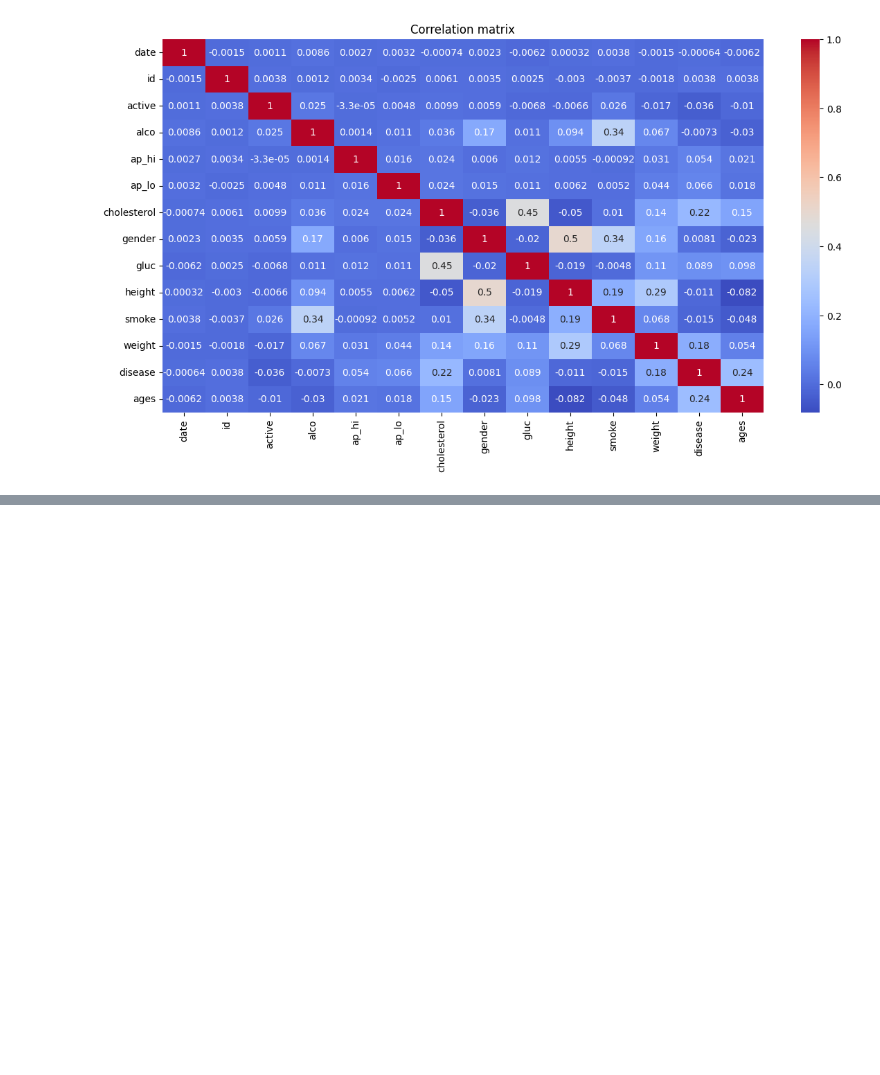
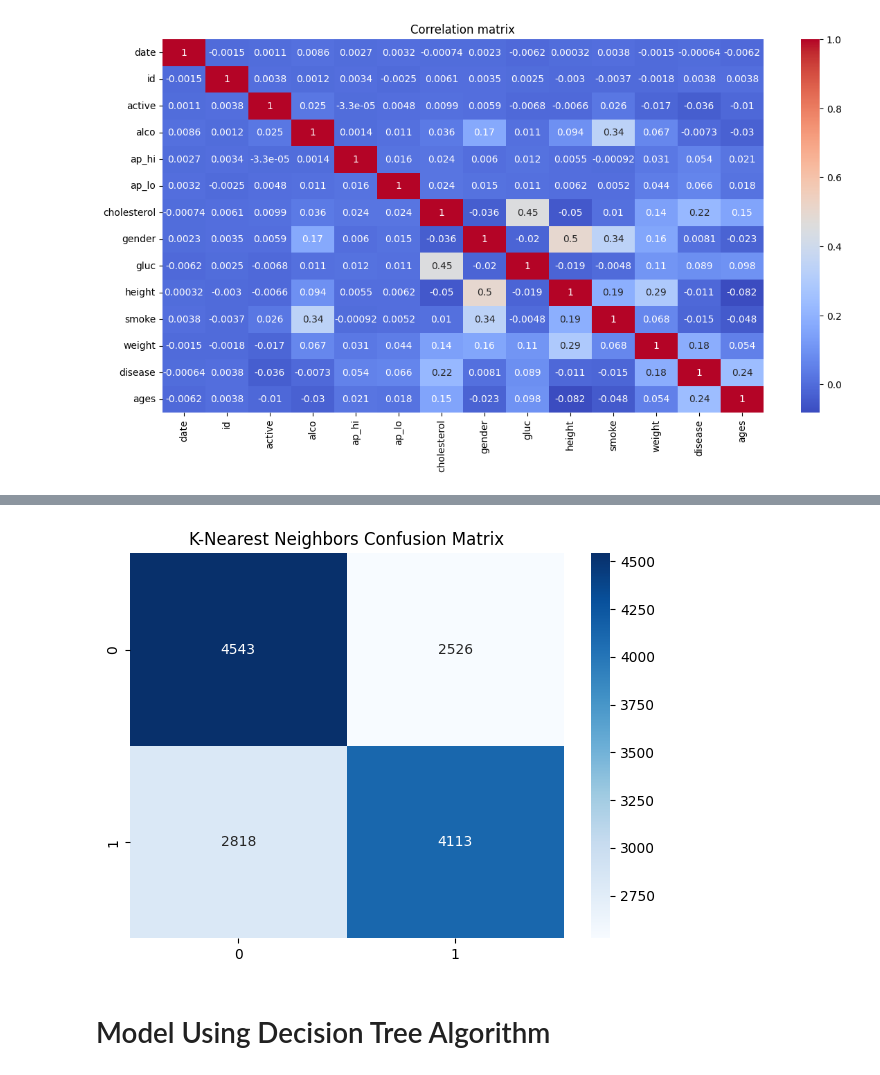
Before and after one commit to AftabQuant/Machine-Learning-Chronicles, a Jupyter notebook: InternShala Project/Early Disease Detection/Early Disease Detection .ipynb, the cells around one changed output, grey strips where cells are left out. Saved outputs shown, nothing was run; the diff lists cells and outputs as text; code cells hidden in the pictures; blank space fills up the shorter version.

```diff
--- a/InternShala Project/Early Disease Detection/Early Disease Detection .ipynb
+++ b/InternShala Project/Early Disease Detection/Early Disease Detection .ipynb
@@ -120,0 +176,8 @@ plt.show()
+# %%
+x_train, x_test, y_train, y_test = train_test_split(x, y, test_size=0.2, random_state=0)
+# %%
+# Feature Scaling (Only for numeric features)
+
+scaler = StandardScaler()
+x_train = scaler.fit_transform(x_train)
+x_test = scaler.transform(x_test)
@@ -120,0 +191,9 @@ plt.show()
+# %%
+# Logistic Regression
+
+from sklearn.linear_model import LogisticRegression
+
+logreg = LogisticRegression()
+logreg.fit(x_train, y_train)
+logreg_pred = logreg.predict(x_test)
+logreg_accuracy = accuracy_score(y_test, logreg_pred)
@@ -120,0 +220,5 @@ plt.show()
+# %%
+knn= KNeighborsClassifier()
+knn.fit(x_train, y_train)
+knn_pred = knn.predict(x_test)
+knn_accuracy = accuracy_score(y_test, knn_pred)
@@ -120,0 +241,11 @@ plt.show()
+# %%
+# Confusion Matrix
+
+plt.figure(figsize=(7,5))
+sns.heatmap(confusion_matrix(y_test, knn_pred), annot=True, fmt='d', cmap='Blues')
+plt.title('K-Nearest Neighbors Confusion Matrix')
+plt.show()
+# %% [output]
+[figure, added]
+# %% [markdown]
+# Model Using Decision Tree Algorithm
```
Also changed, not shown: parts of 20 cells of this notebook, 1 other file.
